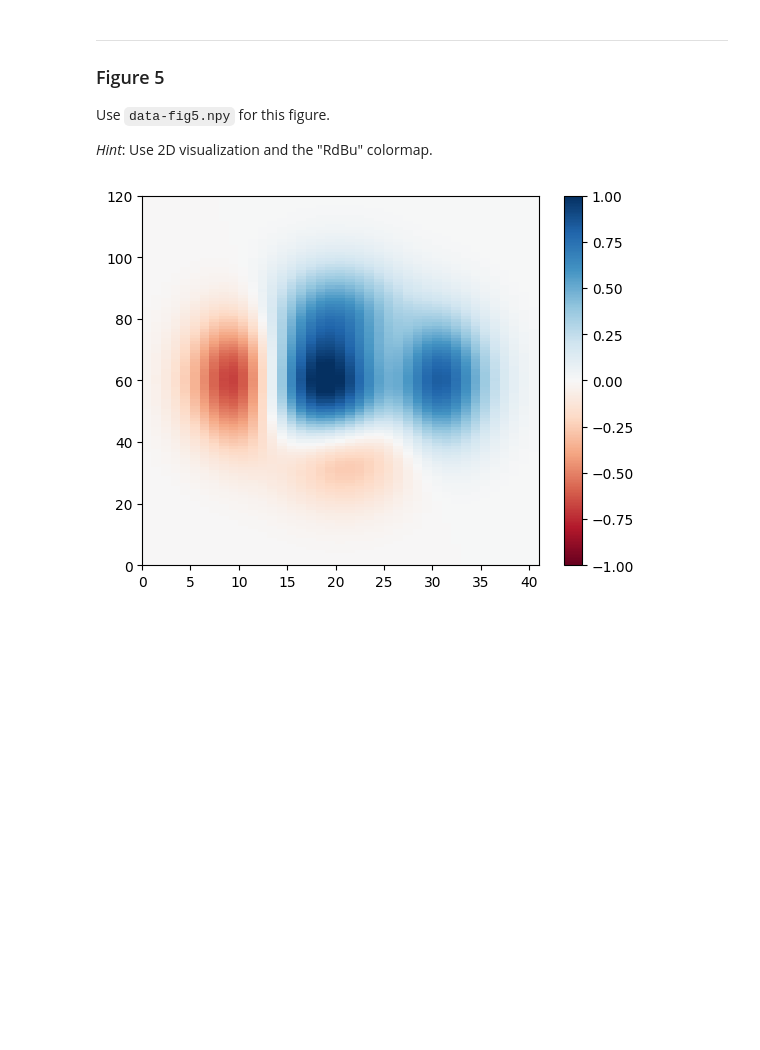
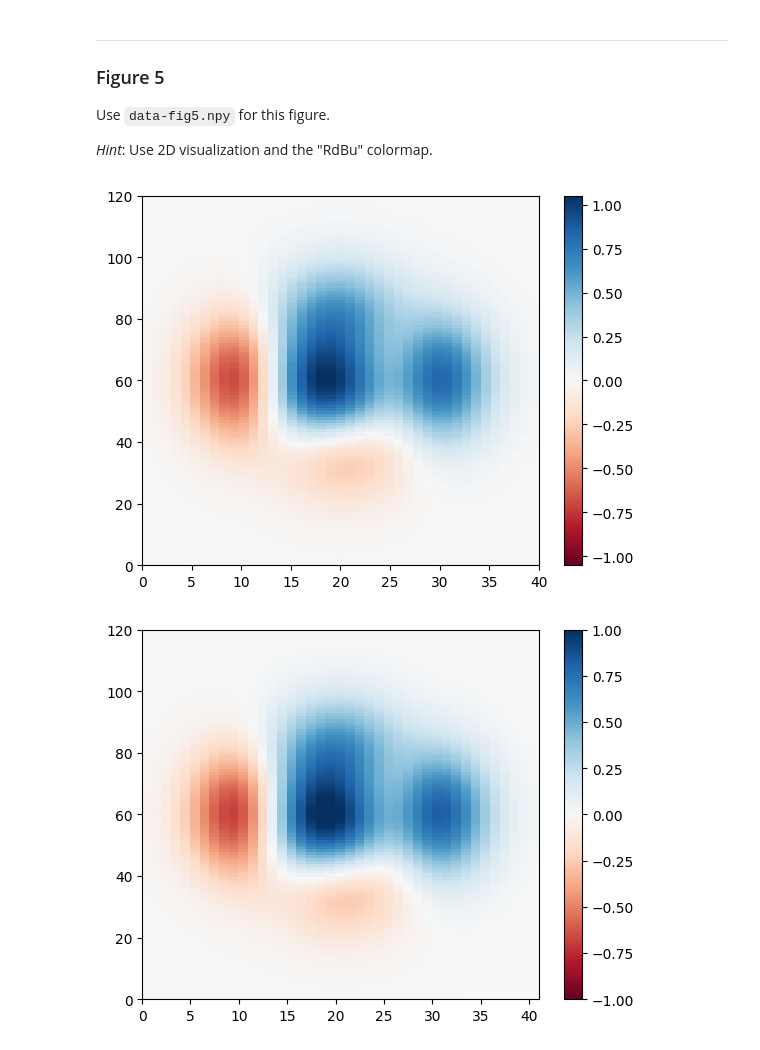
Before and after one commit to 00koya00/Data_Analysis_Practice_II-E2_2025, a Jupyter notebook: Assn-3.ipynb, the cells around one changed output. Saved outputs shown, nothing was run; the diff lists cells and outputs as text; code cells hidden in the pictures; blank space fills up the shorter version.

Commit message:
Assn-3 submission
The following two modifications:
 Deleting the draft file.
 Submitting Assn-3 .ipynb file.

```diff
--- a/Assn-3 (1).ipynb
+++ b/Assn-3.ipynb
@@ -135,6 +134,31 @@ ___
 Use `data-fig5.npy` for this figure.
 
 *Hint*: Use 2D visualization and the "RdBu" colormap.
+# %%
+%matplotlib inline
+
+import matplotlib
+import numpy as np
+from matplotlib import pyplot as plt
+import matplotlib.pyplot as plt
+import numpy as np
+import matplotlib as mpl
+import matplotlib.cbook as cbook
+import matplotlib.cm as cm
+
+a   = np.load( 'Assn-3-data/data-fig5.npy' )
+
+fig, ax = plt.subplots()
+im = ax.imshow(a, cmap=cm.RdBu,
+               origin="lower", extent=[0, 40 , 0, 120], aspect = "auto",
+               vmax=abs(a).max(), vmin=-abs(a).max(),
+              )
+
+
+fig.colorbar(im, ax=ax)
+plt.show()
+# %% [output]
+[figure, added]
 # %%
 # %% [output]
 [figure]
```
Also changed, not shown: parts of 5 cells of this notebook.
